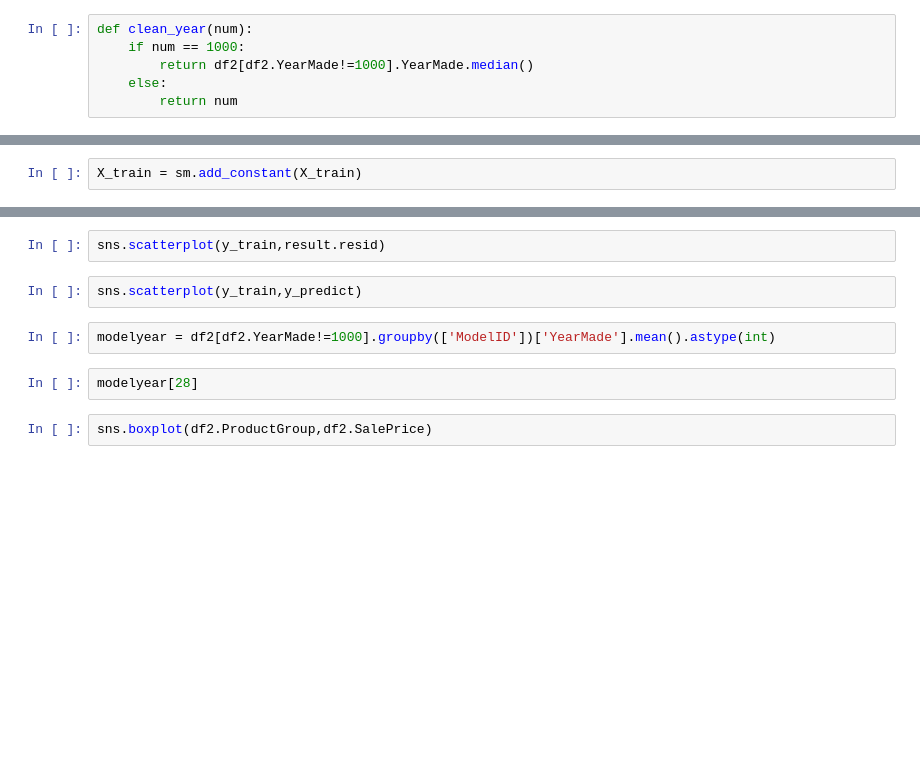
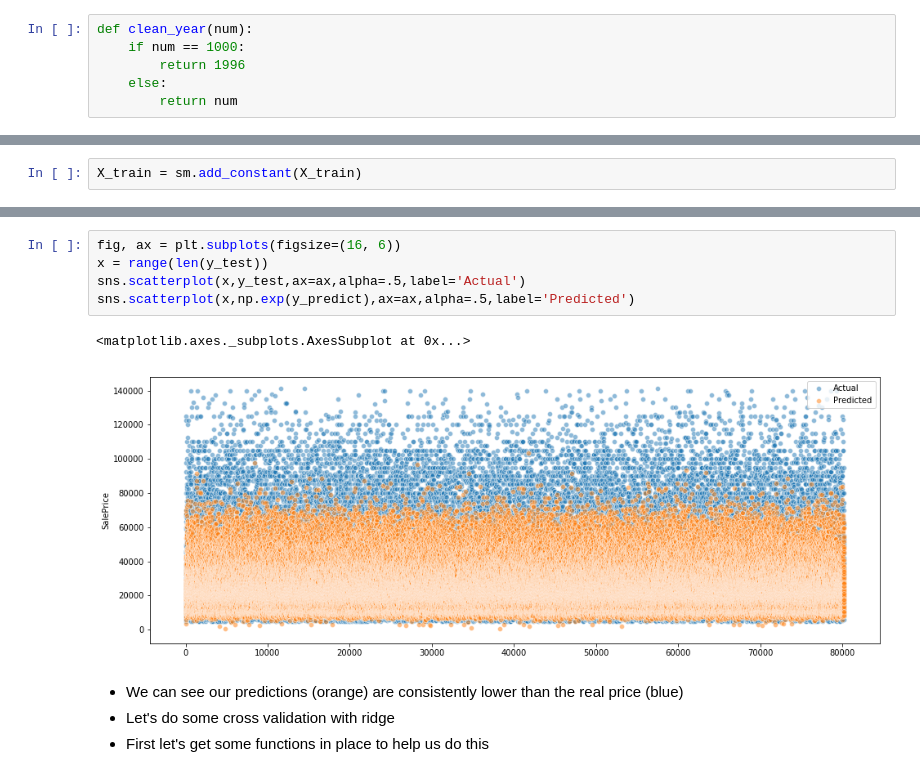
Before and after one commit to Vega-daniel/Regression_Case_Study, a Jupyter notebook: LinearRegression.ipynb, the cells around one changed output, grey strips where cells are left out. Drawn from its saved outputs; the diff is of its cells as text; blank space fills up the shorter version.

```diff
--- a/LinearRegression.ipynb
+++ b/LinearRegression.ipynb
@@ -109,7 +114,7 @@ df2.YearMade.hist(bins=50)
 # %%
 def clean_year(num):
     if num == 1000:
-        return df2[df2.YearMade!=1000].YearMade.median()
+        return 1996
     else:
         return num
 # %%
@@ -208,10 +231,12 @@ result.summary()
-# %%
-sns.scatterplot(y_train,result.resid)
-# %%
-sns.scatterplot(y_train,y_predict)
-# %%
-modelyear = df2[df2.YearMade!=1000].groupby(['ModelID'])['YearMade'].mean().astype(int)
-# %%
-modelyear[28]
-# %%
-sns.boxplot(df2.ProductGroup,df2.SalePrice)
+# %%
+fig, ax = plt.subplots(figsize=(16, 6))
+x = range(len(y_test))
+sns.scatterplot(x,y_test,ax=ax,alpha=.5,label='Actual')
+sns.scatterplot(x,np.exp(y_predict),ax=ax,alpha=.5,label='Predicted')
+# %% [output]
+<matplotlib.axes._subplots.AxesSubplot at 0x...>
+[figure, added]
+# %% [markdown]
+- We can see our predictions (orange) are consistently lower than the real price (blue)
+- Let's do some cross validation with ridge
+- First let's get some functions in place to help us do this
```
Also changed, not shown: parts of 21 cells of this notebook, 1 other file.
